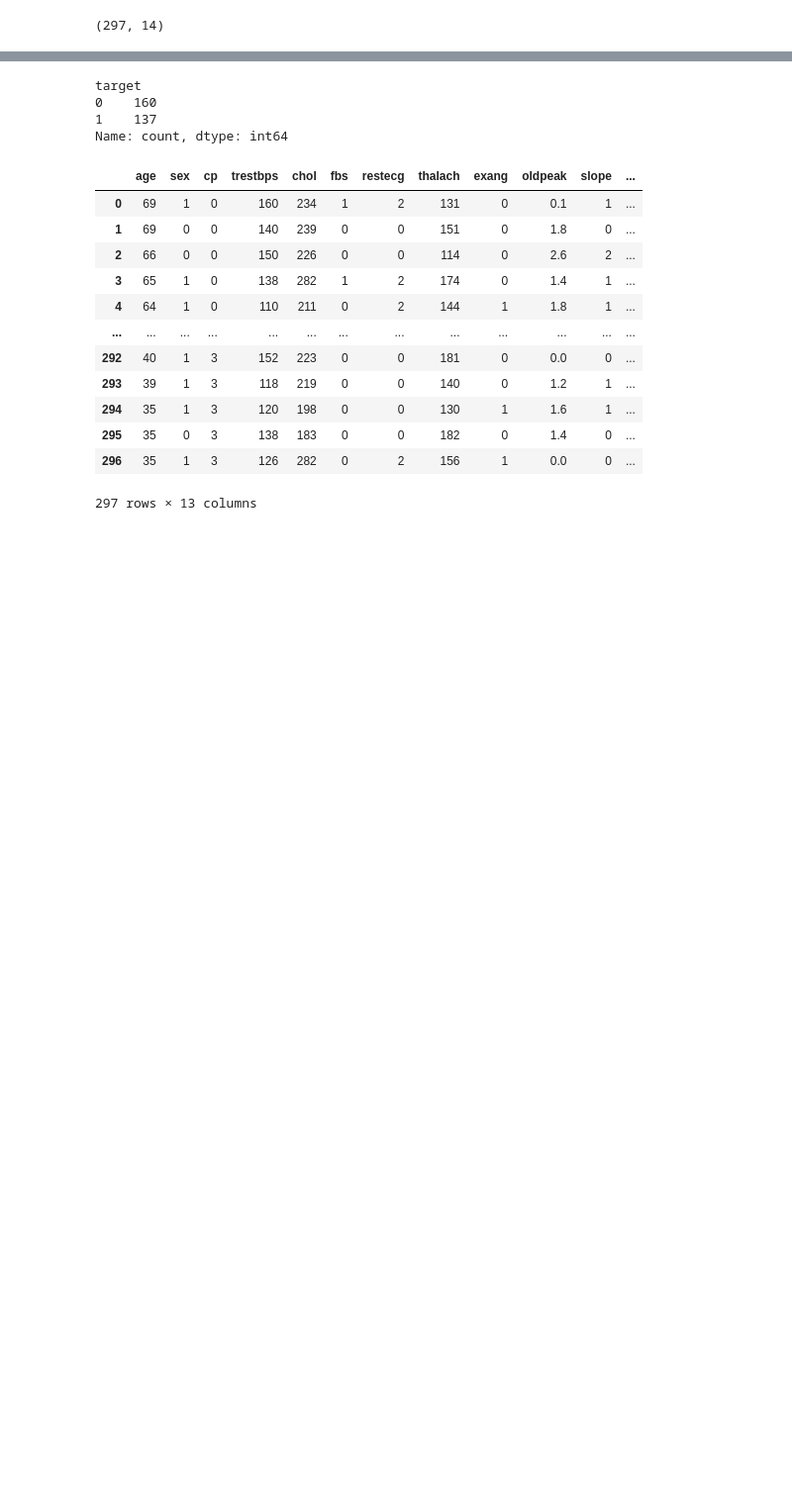
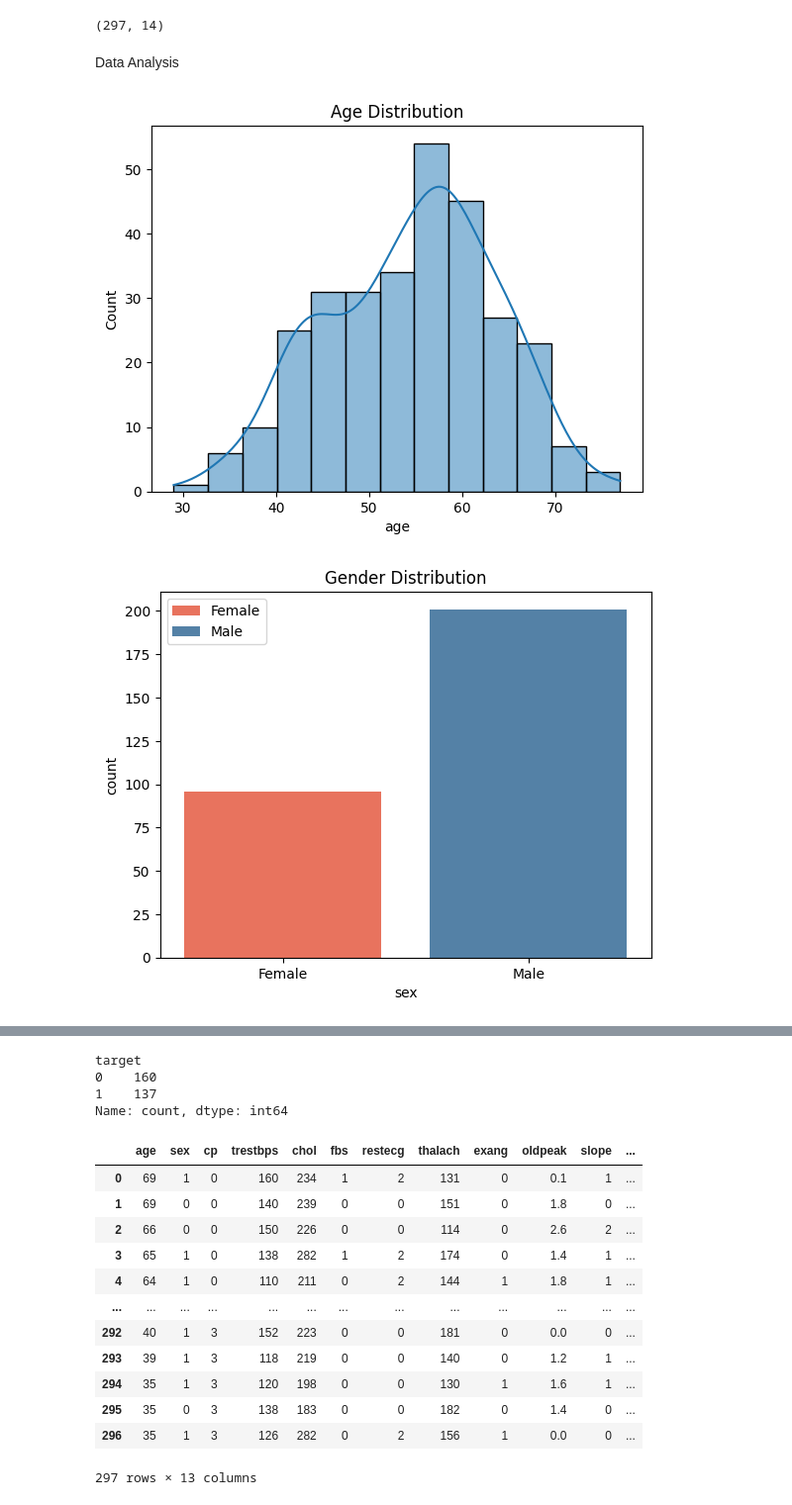
Before and after one commit to shubh637/Heart_Disease_Prediction_using_ML, a Jupyter notebook: data and predictions/HeartDiseasePrediction.ipynb, the cells around one changed output, grey strips where cells are left out. Shown at 99% size. Saved outputs shown, nothing was run; the diff lists cells and outputs as text; code cells hidden in the pictures; blank space fills up the shorter version.

```diff
--- a/data and predictions/HeartDiseasePrediction.ipynb
+++ b/data and predictions/HeartDiseasePrediction.ipynb
@@ -98,3 +97,66 @@ heart_data.describe()
 heart_data.shape
 # %% [output]
 (297, 14)
+# %% [markdown]
+Data Analysis
+# %%
+
+
+# Age distribution
+sns.histplot(heart_data['age'], kde=True)
+plt.title('Age Distribution')
+plt.show()
+
+# Gender distribution
+sns.countplot(x='sex', data=heart_data, hue='sex',palette= ["#FF6347", "#4682B4"] )
+plt.xticks([0, 1], ["Female", "Male"])
+plt.legend(["Female", "Male"])
+plt.title('Gender Distribution')
+plt.show()
+
+# Chest pain types
+sns.countplot(x='cp', data=heart_data,hue="cp", palette='Dark2')
+plt.title('Chest Pain Types')
+plt.show()
+
+# Box plots
+sns.boxplot(x='condition', y='trestbps', hue='condition' ,data=heart_data,palette= ["#FF6347", "#4682B4"])
+plt.xticks([0, 1], ["No Disease", "Disease"])
+plt.legend(["No Disease","Disease"])
+plt.title('Resting Blood Pressure by Condition')
+plt.show()
+
+sns.boxplot(x='condition', y='chol', hue='condition', data=heart_data,palette= ["#FF6347", "#4682B4"])
+plt.xticks([0, 1], ["No Disease", "Disease"])
+plt.legend(["No Disease","Disease"])
+plt.title('Cholesterol by Condition')
+plt.show()
+
+sns.boxplot(x='condition', y='thalach', hue='condition', data=heart_data,palette= ["#FF6347", "#4682B4"])
+# plt.xticks("No Disease","Disease")
+plt.xticks([0, 1], ["No Disease", "Disease"])
+plt.legend(["No Disease","Disease"])
+plt.title('Maximum Heart Rate by Condition')
+plt.show()
+
+# Condition vs Thalassemia
+sns.countplot(x='thal', hue='condition', data=heart_data,)
+plt.legend(["No Disease","Disease"])
+plt.title('Condition vs Thalassemia')
+plt.show()
+
+# Exercise-Induced Angina
+sns.countplot(x='exang', hue='condition', data=heart_data)
+plt.legend(["No Disease","Disease"])
+plt.title('Condition vs Exercise-Induced Angina')
+plt.show()
+
+# Correlation matrix
+plt.figure(figsize=(20,7))
+corr_matrix = heart_data.corr()
+sns.heatmap(corr_matrix, annot=True, cmap='coolwarm')
+plt.title('Correlation Matrix')
+plt.show()
+# %% [output]
+[figure, added]
+[figure, added]
```
Also changed, not shown: parts of 17 cells of this notebook.
